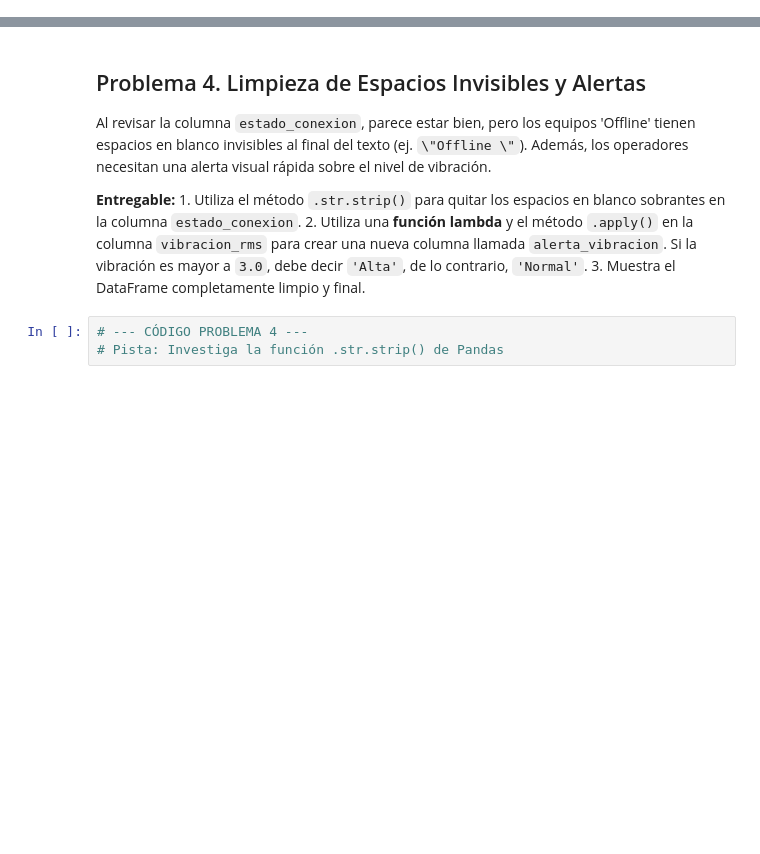
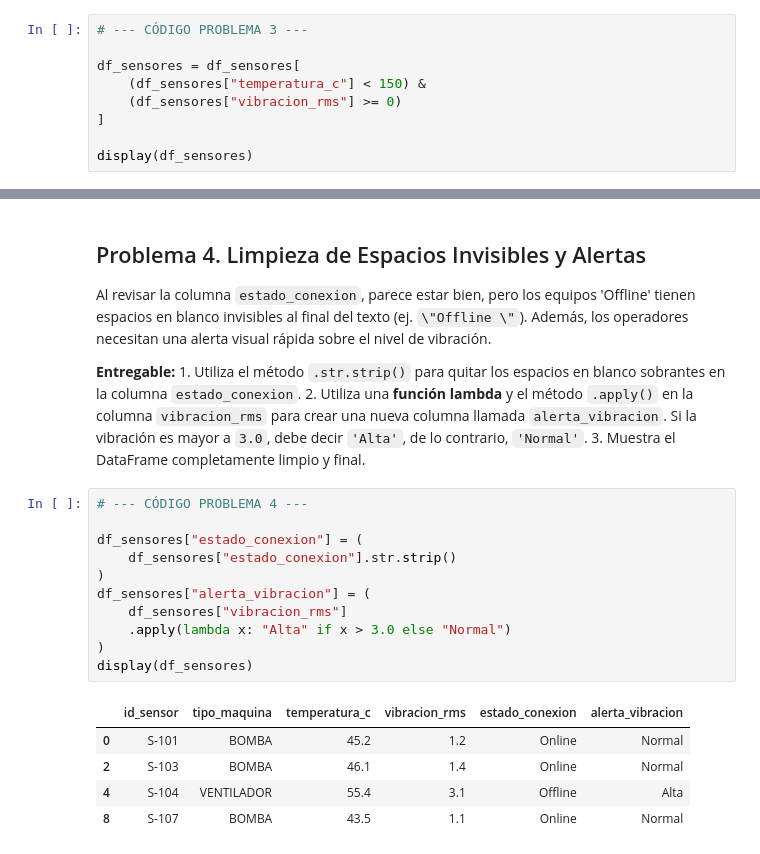
Before and after one commit to Samu24042/CienciaDeDatos, a Jupyter notebook: icd_taller5_limpieza_datos.ipynb, the cells around one changed output, grey strips where cells are left out. Drawn from its saved outputs; the diff is of its cells as text; blank space fills up the shorter version.

```diff
--- a/icd_taller5_limpieza_datos.ipynb
+++ b/icd_taller5_limpieza_datos.ipynb
@@ -201,0 +324,9 @@ Un sensor falló y marcó una temperatura de más de 1000 °C (un valor irreal p
+# %%
+# --- CÓDIGO PROBLEMA 3 ---
+
+df_sensores = df_sensores[
+    (df_sensores["temperatura_c"] < 150) &
+    (df_sensores["vibracion_rms"] >= 0)
+]
+
+display(df_sensores)
@@ -206,6 +343,20 @@ Al revisar la columna `estado_conexion`, parece estar bien, pero los equipos 'Of
 **Entregable:** 1. Utiliza el método `.str.strip()` para quitar los espacios en blanco sobrantes en la columna `estado_conexion`.
 2. Utiliza una **función lambda** y el método `.apply()` en la columna `vibracion_rms` para crear una nueva columna llamada `alerta_vibracion`. Si la vibración es mayor a `3.0`, debe decir `'Alta'`, de lo contrario, `'Normal'`.
 3. Muestra el DataFrame completamente limpio y final.
-# %%
-# --- CÓDIGO PROBLEMA 4 ---
-# Pista: Investiga la función .str.strip() de Pandas
+# %%
+# --- CÓDIGO PROBLEMA 4 ---
+
+df_sensores["estado_conexion"] = (
+    df_sensores["estado_conexion"].str.strip()
+)
+df_sensores["alerta_vibracion"] = (
+    df_sensores["vibracion_rms"]
+    .apply(lambda x: "Alta" if x > 3.0 else "Normal")
+)
+display(df_sensores)
+# %% [output]
+|  | id_sensor | tipo_maquina | temperatura_c | vibracion_rms | estado_conexion | alerta_vibracion |
+| 0 | S-101 | BOMBA | 45.2 | 1.2 | Online | Normal |
+| 2 | S-103 | BOMBA | 46.1 | 1.4 | Online | Normal |
+| 4 | S-104 | VENTILADOR | 55.4 | 3.1 | Offline | Alta |
+| 8 | S-107 | BOMBA | 43.5 | 1.1 | Online | Normal |
```
Also changed, not shown: parts of 14 cells of this notebook.
